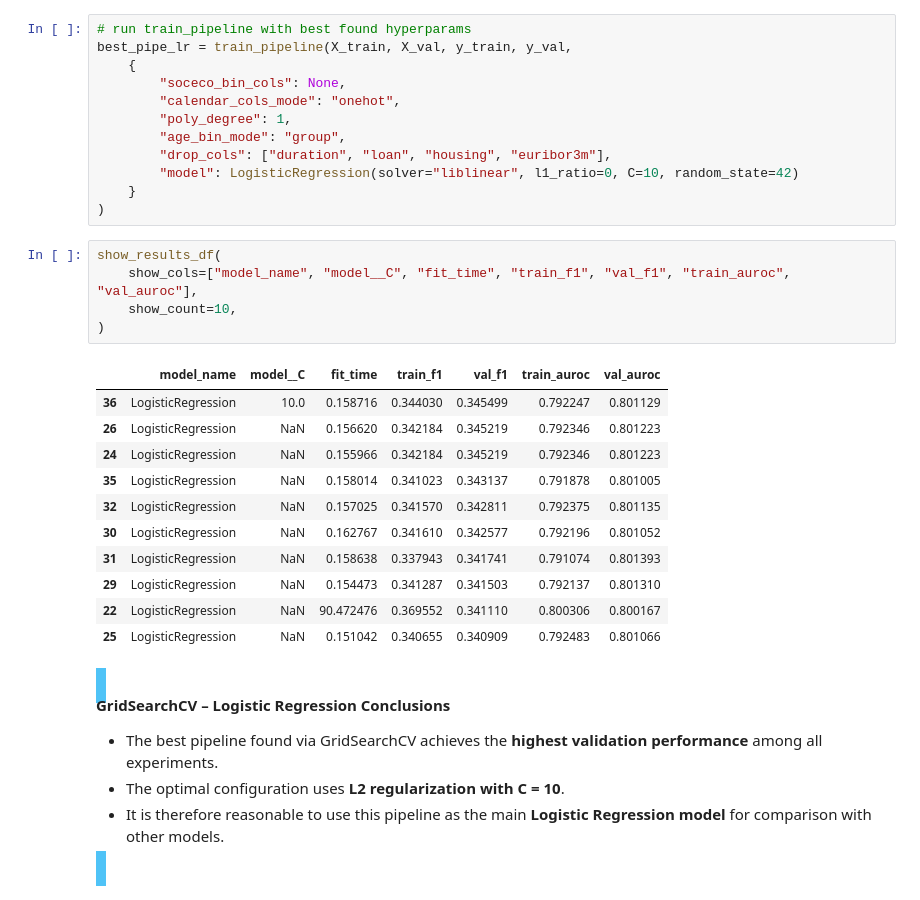
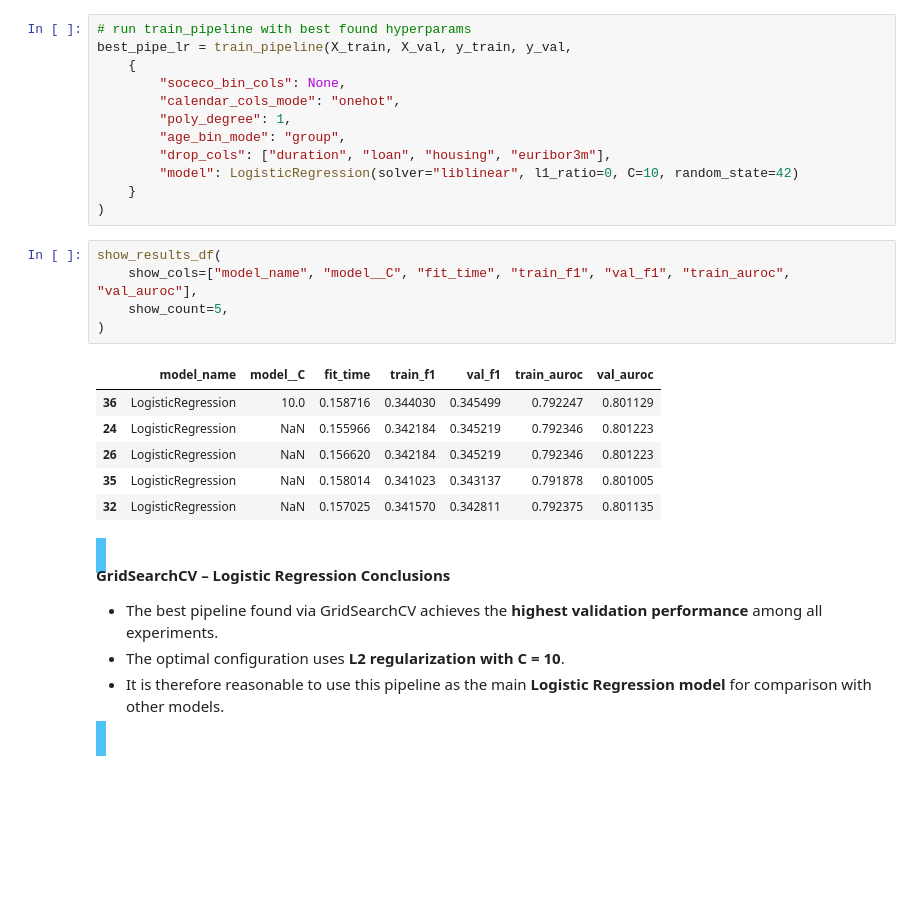
Before and after one commit to Maxstef/bank-deposit-prediction, a Jupyter notebook: notebooks/03_modeling.ipynb, the cells around one changed output. Cells and saved outputs as stored; diff of their text form; blank space fills up the shorter version.

```diff
--- a/notebooks/03_modeling.ipynb
+++ b/notebooks/03_modeling.ipynb
@@ -657,20 +657,15 @@ best_pipe_lr = train_pipeline(X_train, X_val, y_train, y_val,
 # %%
 show_results_df(
     show_cols=["model_name", "model__C", "fit_time", "train_f1", "val_f1", "train_auroc", "val_auroc"],
-    show_count=10,
+    show_count=5,
 )
 # %% [output]
 |  | model_name | model__C | fit_time | train_f1 | val_f1 | train_auroc | val_auroc |
 | 36 | LogisticRegression | 10.0 | 0.158716 | 0.344030 | 0.345499 | 0.792247 | 0.801129 |
+| 24 | LogisticRegression | NaN | 0.155966 | 0.342184 | 0.345219 | 0.792346 | 0.801223 |
 | 26 | LogisticRegression | NaN | 0.156620 | 0.342184 | 0.345219 | 0.792346 | 0.801223 |
-| 24 | LogisticRegression | NaN | 0.155966 | 0.342184 | 0.345219 | 0.792346 | 0.801223 |
 | 35 | LogisticRegression | NaN | 0.158014 | 0.341023 | 0.343137 | 0.791878 | 0.801005 |
 | 32 | LogisticRegression | NaN | 0.157025 | 0.341570 | 0.342811 | 0.792375 | 0.801135 |
-| 30 | LogisticRegression | NaN | 0.162767 | 0.341610 | 0.342577 | 0.792196 | 0.801052 |
-| 31 | LogisticRegression | NaN | 0.158638 | 0.337943 | 0.341741 | 0.791074 | 0.801393 |
-| 29 | LogisticRegression | NaN | 0.154473 | 0.341287 | 0.341503 | 0.792137 | 0.801310 |
-| 22 | LogisticRegression | NaN | 90.472476 | 0.369552 | 0.341110 | 0.800306 | 0.800167 |
-| 25 | LogisticRegression | NaN | 0.151042 | 0.340655 | 0.340909 | 0.792483 | 0.801066 |
 # %% [markdown]
 <span style="background-color: #4FC3F7; display:block; padding:10px">
 
```
Also changed, not shown: parts of 18 cells of this notebook, 1 other file.
